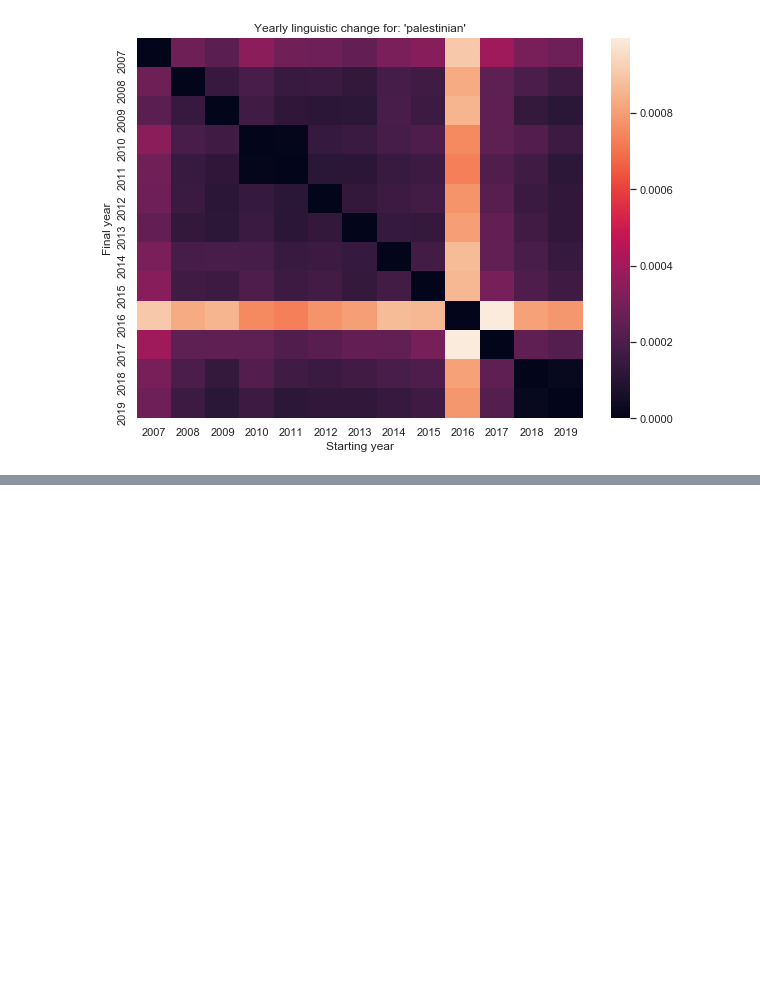
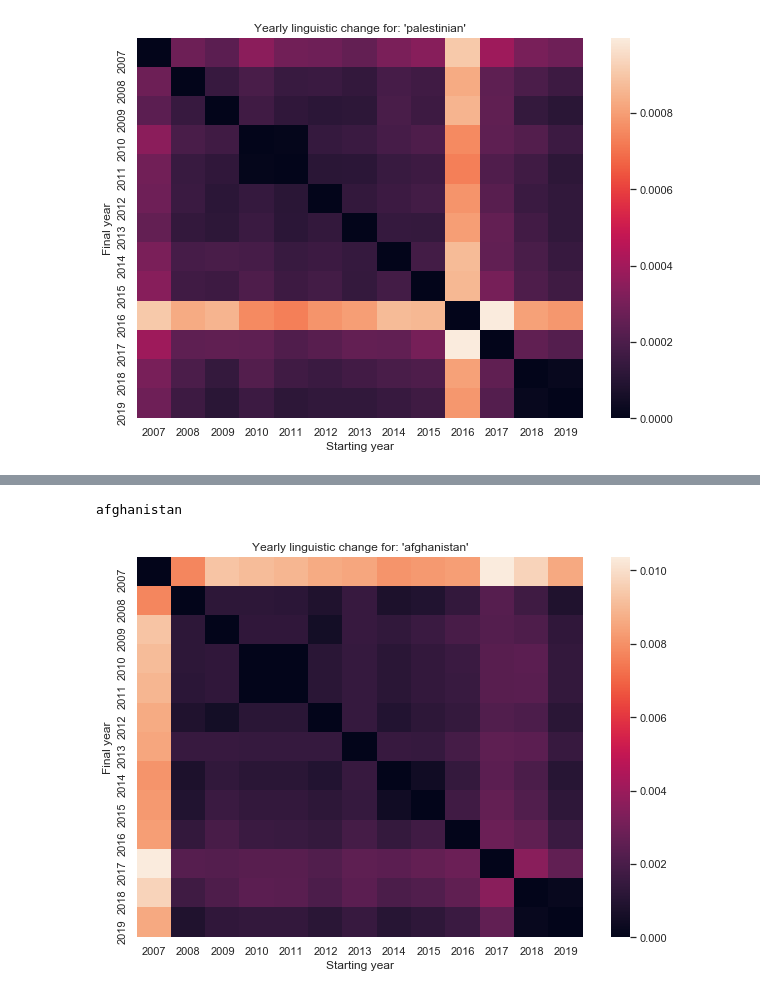
Before and after one commit to rachel-ker/refugeediscourse, a Jupyter notebook: analysis_template-Twitter.ipynb, the cells around one changed output, grey strips where cells are left out. Drawn from its saved outputs; the diff is of its cells as text; code cells hidden in the pictures; blank space fills up the shorter version.

```diff
--- a/analysis_template-Twitter.ipynb
+++ b/analysis_template-Twitter.ipynb
@@ -1327,0 +1337,5 @@ palestinian
+# %%
+plot_divergence('afghanistan', data_comparedEmbeddings)
+# %% [output]
+afghanistan
+[figure, added]
```
Also changed, not shown: parts of 8 cells of this notebook.
